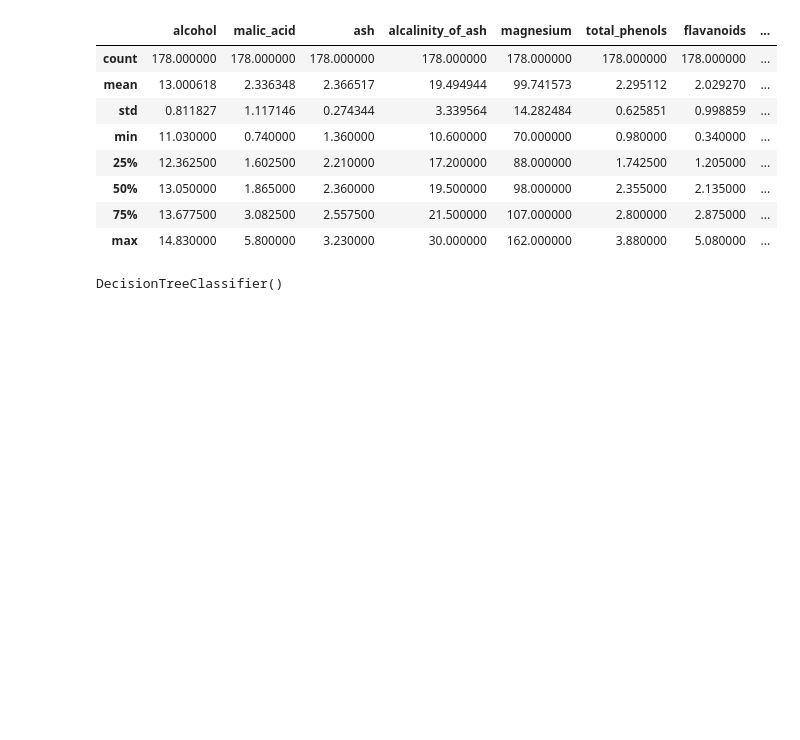
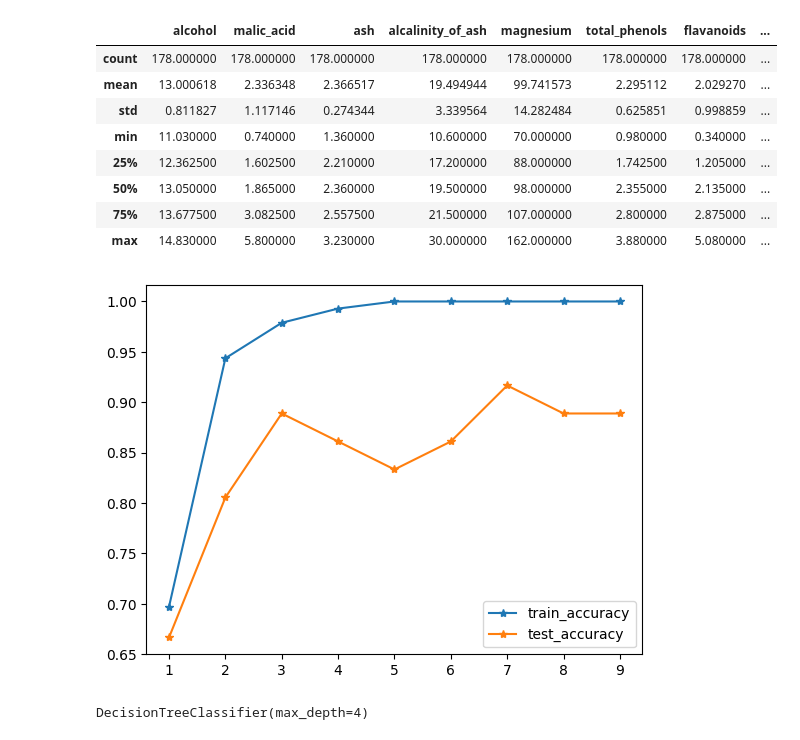
Before and after one commit to Vedu-Singh/Data-Science, a Jupyter notebook: ML_ClassificationDTree_01.ipynb, the cells around one changed output. Saved outputs shown, nothing was run; the diff lists cells and outputs as text; code cells hidden in the pictures; blank space fills up the shorter version.

```diff
--- a/ML_ClassificationDTree_01.ipynb
+++ b/ML_ClassificationDTree_01.ipynb
@@ -65,9 +65,29 @@ scaler = StandardScaler()
 X_trainScaled = scaler.fit_transform(X_train)
 X_testScaled = scaler.transform(X_test)
+# %%
+# use loop for avoiding overfitting condition -->
+from sklearn.tree import DecisionTreeClassifier
+train_accuracy = []
+test_accuracy = []
+
+for i in range(1,10):
+  dt = DecisionTreeClassifier(max_depth=i, criterion='entropy')
+  dt.fit(X_trainScaled, y_train)
+
+  train_accuracy.append(dt.score(X_trainScaled, y_train))
+  test_accuracy.append(dt.score(X_testScaled, y_test))
+
+# plot it -->
+plt.plot(range(1,10), train_accuracy, label='train_accuracy',marker='*')
+plt.plot(range(1,10), test_accuracy, label='test_accuracy',marker='*')
+plt.legend()
+plt.show()
+# %% [output]
+[figure, added]
 # %%
 from sklearn.tree import DecisionTreeClassifier
 # Decision Tree Classifier -->
-dt = DecisionTreeClassifier()
-dt.fit(X_trainScaled, y_train)
+dt = DecisionTreeClassifier(max_depth=4, criterion='gini')                # if entropy = 0 -> pure subset and if entropy != 0 -> impure subset
+dt.fit(X_trainScaled, y_train)                                            # target of both formula for gini-index and entropy is to obtain pure-subset
 # %% [output]
-DecisionTreeClassifier()
+DecisionTreeClassifier(max_depth=4)
```
Also changed, not shown: parts of 7 cells of this notebook.
